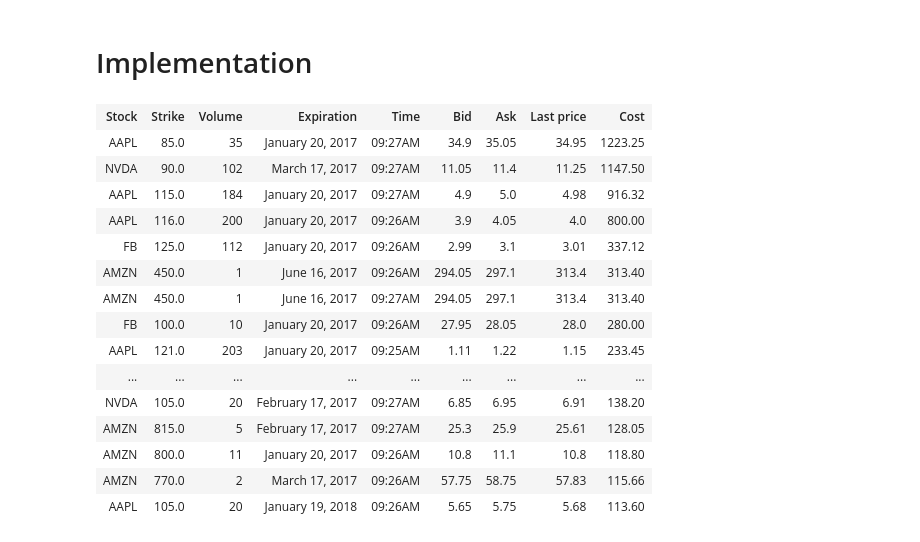
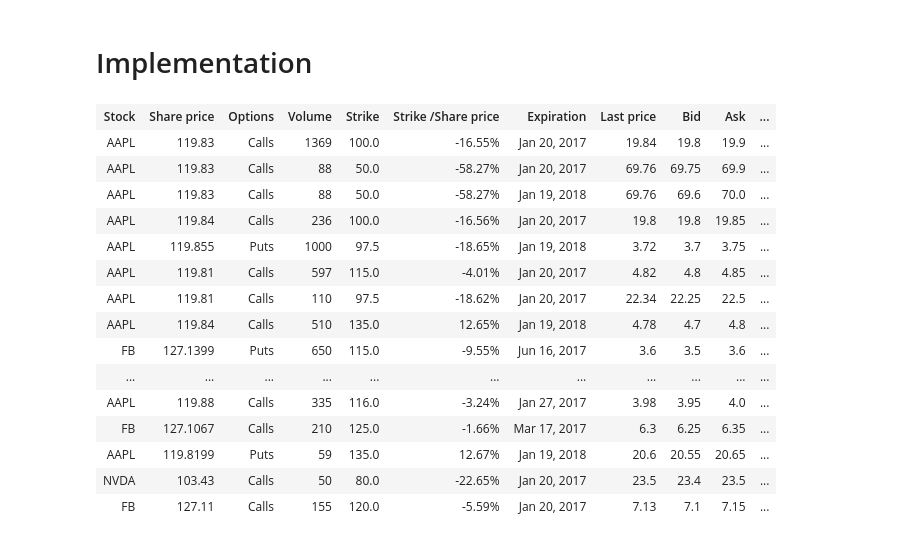
Before and after one commit to alekseystryukov/notebooks, a Jupyter notebook: TrackingOptionTransactionsNoDB.ipynb, the cells around one changed output. Cells and saved outputs as stored; diff of their text form; code cells hidden in the pictures.

```diff
--- a/TrackingOptionTransactionsNoDB.ipynb
+++ b/TrackingOptionTransactionsNoDB.ipynb
@@ -219,22 +226,25 @@ def save_row(s, t, time, raw):
 # %%
 # This function will display the table
 from IPython.display import clear_output, display, HTML
-fields = ("stock", "strike", "volume", "expiration", "time", "bid", "ask", "last_price", "cost")
+
+headers = (
+    "Stock", "Share price", "Options", "Volume", "Strike", "Strike /Share price",
+    "Expiration", "Last price", "Bid", "Ask", "Last price position",  "Value", "Time of trade",
+)
+row = """
+<td>{stock}</td><td>{price}</td><td>{type}</td><td>{volume_diff}</td>
+<td>{strike}</td><td>{strike_div_price:.2f}%</td><td>{expiration:%b %d, %Y}</td>
+<td>{last_price}</td><td>{bid}</td><td>{ask}</td><td>{last_price_position:.0f}%</td>
+<td>${cost:,.2f}</td><td>{time:%I:%M%p}</td>
+"""
 
 def display_data():
-    table_rows = []
-    for row_data in largest_transactions:
-        table_rows.append(
-            "<td>{stock}</td><td>{strike}</td><td>{volume_diff}</td>"\
-            "<td>{expiration:%B %d, %Y}</td><td>{time:%I:%M%p}</td>"\
-            "<td>{bid}</td><td>{ask}</td><td>{last_price}</td>"\
-            "<td>{cost:.2f}</td>".format(**row_data)
-        )
+    table_rows = (row.format(**row_data) for row_data in largest_transactions)
     clear_output()
     display(
         HTML(
             '<table><tr><th>{}</th></tr><tr>{}</tr></table>'.format(
-                "</th><th>".join(f.capitalize().replace("_", " ") for f in fields),
+                "</th><th>".join(headers),
                 "</tr><tr>".join(table_rows)
             )
         )
@@ -247,10 +257,6 @@ import heapq
 
 tz = timezone('America/Los_Angeles')  # timezone produces time with PST or PDT tzname depending on the date
 STOCKS = ['AAPL', 'BAC', 'NVDA', 'AMZN', 'FB']
-DATES = (
-    dt(2017, 1, 20).date(), dt(2017, 2, 17).date(), dt(2017, 3, 17).date(),
-    dt(2017, 6, 16).date(), dt(2018, 1, 19).date()
-)
 
 last_time = None
 count = 1
@@ -269,46 +275,46 @@ while True:
             if diff > 0:
                 sleep(diff)
 
         # the main functionality
         load_data(now)
         # it's efficient way to keep only top 20 entries in the 'largest_transactions' list
         largest_transactions = heapq.nlargest(20, largest_transactions, key=lambda i: i['cost'])
         display_data()
 
         # some statistics
         print("last update", now)
         print("prev update", last_time)
         print("update time", dt.now(tz=tz) - now)
         print("iterations", count)
         count += 1
 
         last_time = now
     else:
         largest_transactions = [] # drop transactions
         if now < start:
             diff = start - now
             print("time to start:", diff)
 
         else:
             start_tommorow = start + td(days=1)
             print("start tommorow at", start_tommorow)
             diff = start_tommorow - now
 
         sleep(diff.seconds + diff.microseconds * 0.1 ** 6)
 # %% [output]
-| Stock | Strike | Volume | Expiration | Time | Bid | Ask | Last price | Cost |
-| AAPL | 85.0 | 35 | January 20, 2017 | 09:27AM | 34.9 | 35.05 | 34.95 | 1223.25 |
-| NVDA | 90.0 | 102 | March 17, 2017 | 09:27AM | 11.05 | 11.4 | 11.25 | 1147.50 |
-| AAPL | 115.0 | 184 | January 20, 2017 | 09:27AM | 4.9 | 5.0 | 4.98 | 916.32 |
-| AAPL | 116.0 | 200 | January 20, 2017 | 09:26AM | 3.9 | 4.05 | 4.0 | 800.00 |
-| FB | 125.0 | 112 | January 20, 2017 | 09:26AM | 2.99 | 3.1 | 3.01 | 337.12 |
-| AMZN | 450.0 | 1 | June 16, 2017 | 09:26AM | 294.05 | 297.1 | 313.4 | 313.40 |
-| AMZN | 450.0 | 1 | June 16, 2017 | 09:27AM | 294.05 | 297.1 | 313.4 | 313.40 |
-| FB | 100.0 | 10 | January 20, 2017 | 09:26AM | 27.95 | 28.05 | 28.0 | 280.00 |
-| AAPL | 121.0 | 203 | January 20, 2017 | 09:25AM | 1.11 | 1.22 | 1.15 | 233.45 |
-| ... | ... | ... | ... | ... | ... | ... | ... | ... |
-| NVDA | 105.0 | 20 | February 17, 2017 | 09:27AM | 6.85 | 6.95 | 6.91 | 138.20 |
-| AMZN | 815.0 | 5 | February 17, 2017 | 09:27AM | 25.3 | 25.9 | 25.61 | 128.05 |
-| AMZN | 800.0 | 11 | January 20, 2017 | 09:26AM | 10.8 | 11.1 | 10.8 | 118.80 |
-| AMZN | 770.0 | 2 | March 17, 2017 | 09:26AM | 57.75 | 58.75 | 57.83 | 115.66 |
-| AAPL | 105.0 | 20 | January 19, 2018 | 09:26AM | 5.65 | 5.75 | 5.68 | 113.60 |
+| Stock | Share price | Options | Volume | Strike | Strike /Share price | Expiration | Last price | Bid | Ask | ... |
+| AAPL | 119.83 | Calls | 1369 | 100.0 | -16.55% | Jan 20, 2017 | 19.84 | 19.8 | 19.9 | ... |
+| AAPL | 119.83 | Calls | 88 | 50.0 | -58.27% | Jan 20, 2017 | 69.76 | 69.75 | 69.9 | ... |
+| AAPL | 119.83 | Calls | 88 | 50.0 | -58.27% | Jan 19, 2018 | 69.76 | 69.6 | 70.0 | ... |
+| AAPL | 119.84 | Calls | 236 | 100.0 | -16.56% | Jan 20, 2017 | 19.8 | 19.8 | 19.85 | ... |
+| AAPL | 119.855 | Puts | 1000 | 97.5 | -18.65% | Jan 19, 2018 | 3.72 | 3.7 | 3.75 | ... |
+| AAPL | 119.81 | Calls | 597 | 115.0 | -4.01% | Jan 20, 2017 | 4.82 | 4.8 | 4.85 | ... |
+| AAPL | 119.81 | Calls | 110 | 97.5 | -18.62% | Jan 20, 2017 | 22.34 | 22.25 | 22.5 | ... |
+| AAPL | 119.84 | Calls | 510 | 135.0 | 12.65% | Jan 19, 2018 | 4.78 | 4.7 | 4.8 | ... |
+| FB | 127.1399 | Puts | 650 | 115.0 | -9.55% | Jun 16, 2017 | 3.6 | 3.5 | 3.6 | ... |
+| ... | ... | ... | ... | ... | ... | ... | ... | ... | ... | ... |
+| AAPL | 119.88 | Calls | 335 | 116.0 | -3.24% | Jan 27, 2017 | 3.98 | 3.95 | 4.0 | ... |
+| FB | 127.1067 | Calls | 210 | 125.0 | -1.66% | Mar 17, 2017 | 6.3 | 6.25 | 6.35 | ... |
+| AAPL | 119.8199 | Puts | 59 | 135.0 | 12.67% | Jan 19, 2018 | 20.6 | 20.55 | 20.65 | ... |
+| NVDA | 103.43 | Calls | 50 | 80.0 | -22.65% | Jan 20, 2017 | 23.5 | 23.4 | 23.5 | ... |
+| FB | 127.11 | Calls | 155 | 120.0 | -5.59% | Jan 20, 2017 | 7.13 | 7.1 | 7.15 | ... |
```
Also changed, not shown: parts of 3 cells of this notebook.
